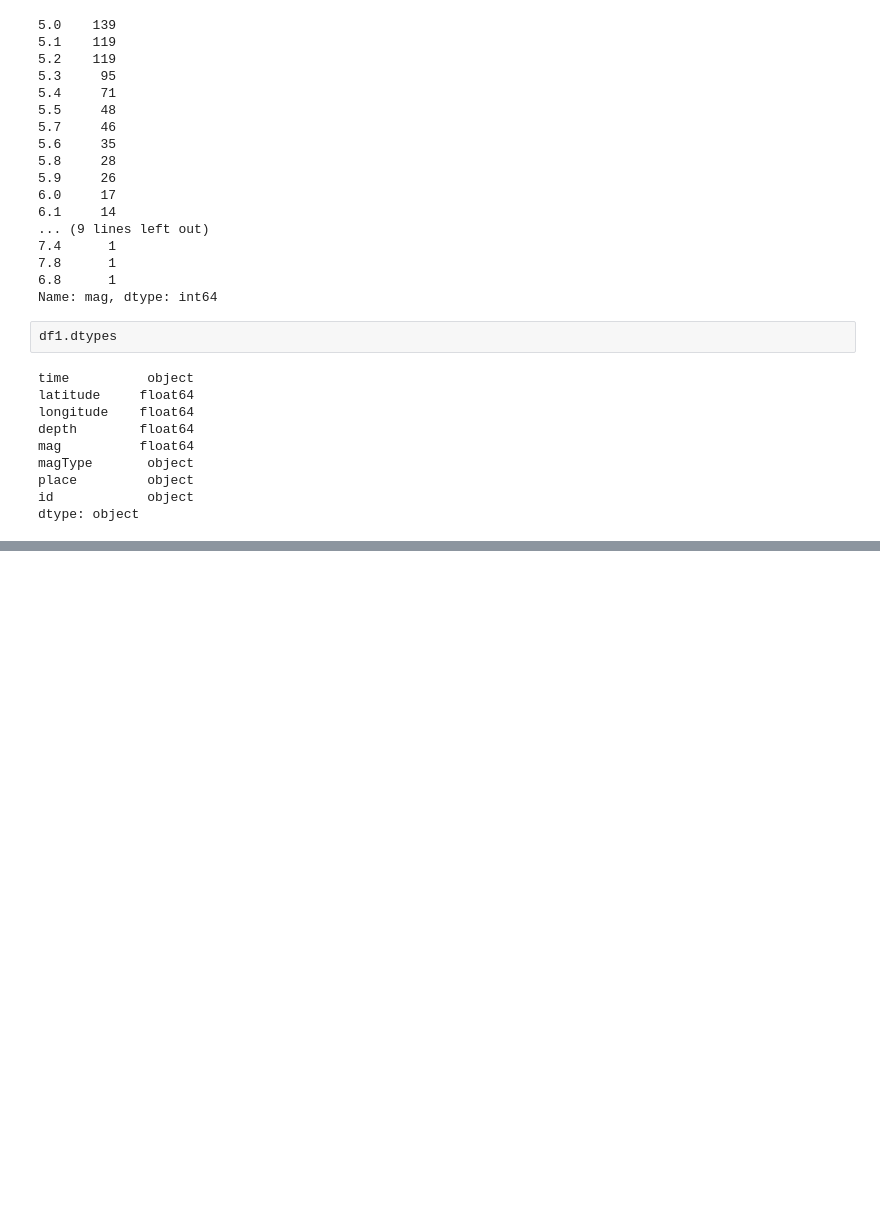
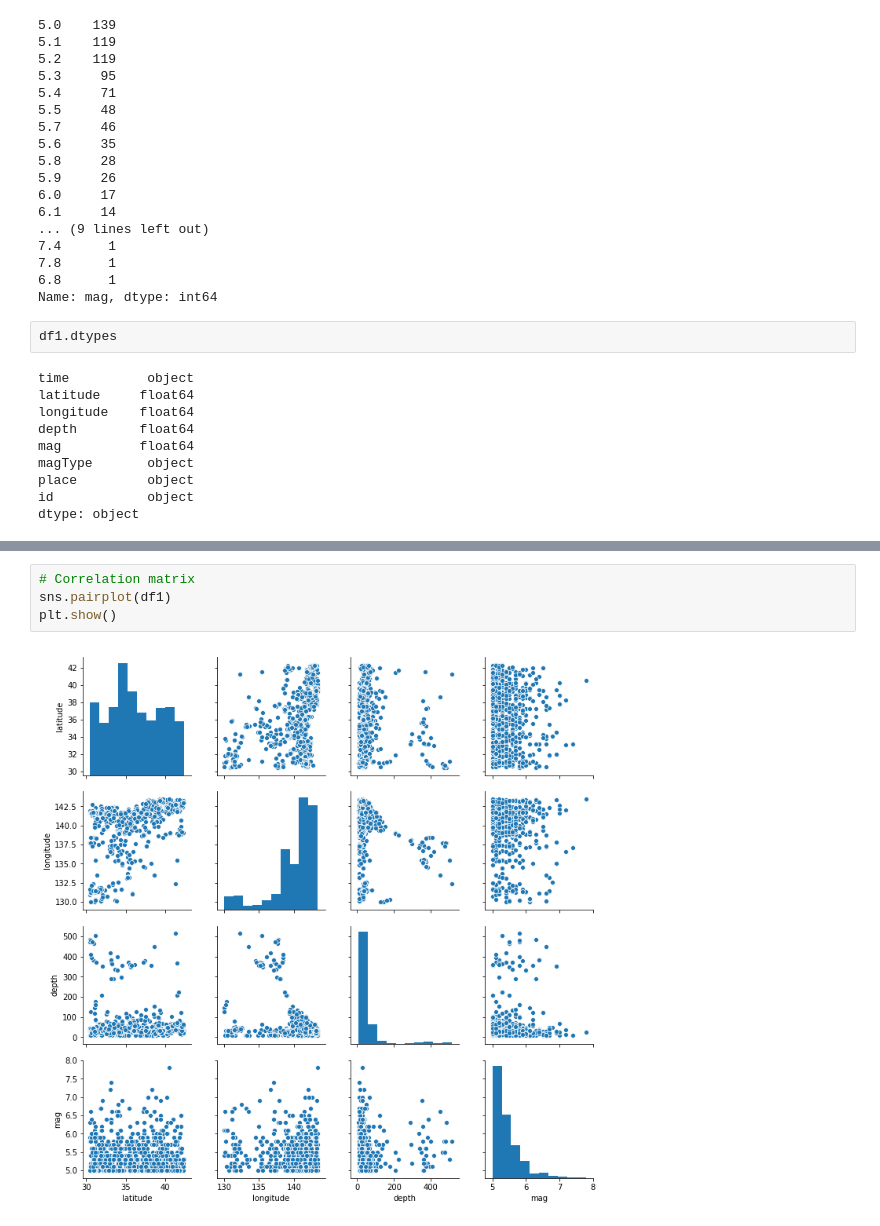
Before and after one commit to labs13-quake-viewer/ds-notebooks, a Jupyter notebook: Earthquake Prediction Model.ipynb, the cells around one changed output, grey strips where cells are left out. Cells and saved outputs as stored; diff of their text form; blank space fills up the shorter version.

```diff
--- a/Earthquake Prediction Model.ipynb
+++ b/Earthquake Prediction Model.ipynb
@@ -117,0 +158,6 @@ dtype: object
+# %%
+# Correlation matrix
+sns.pairplot(df1)
+plt.show()
+# %% [output]
+[figure, added]
```
Also changed, not shown: parts of 4 cells of this notebook.
